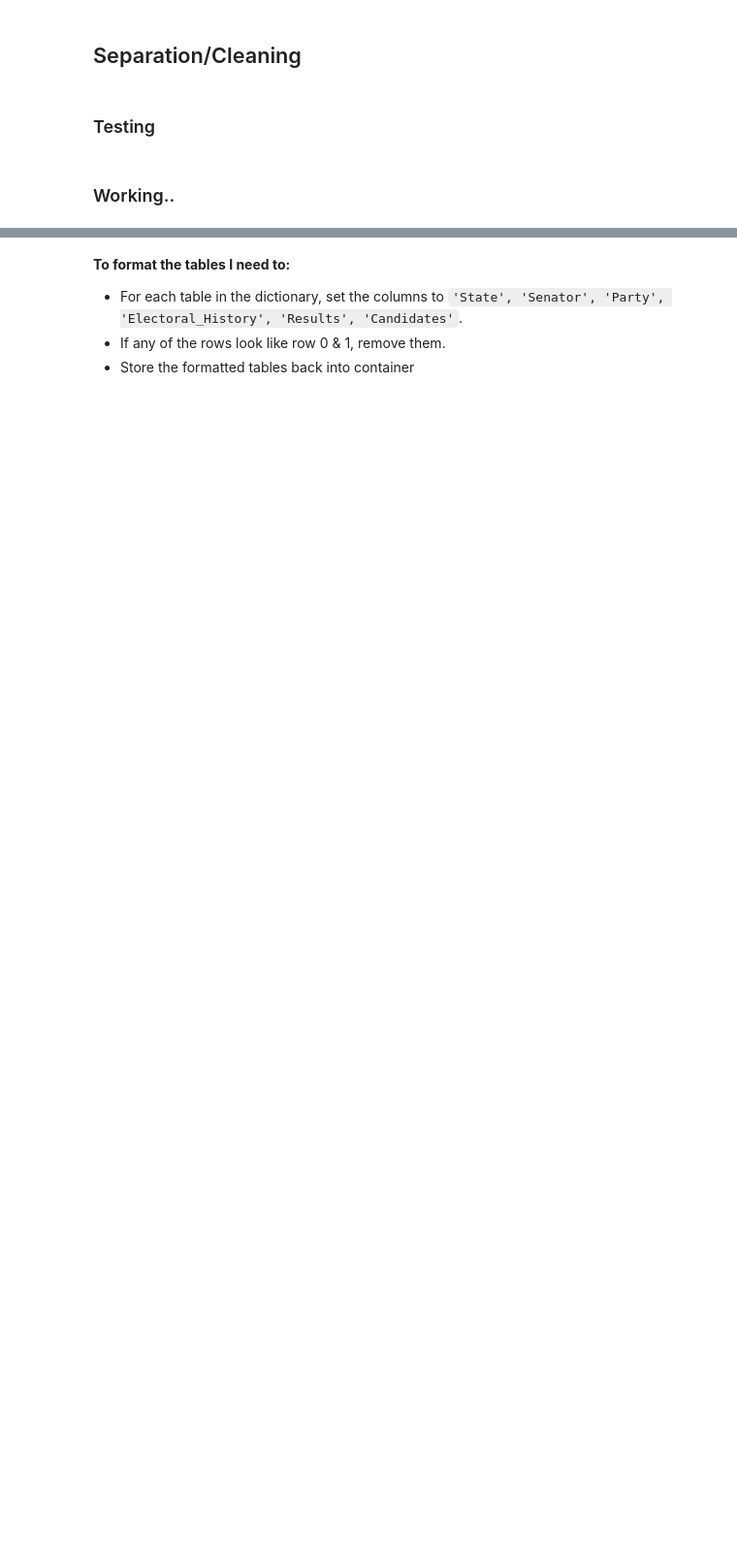
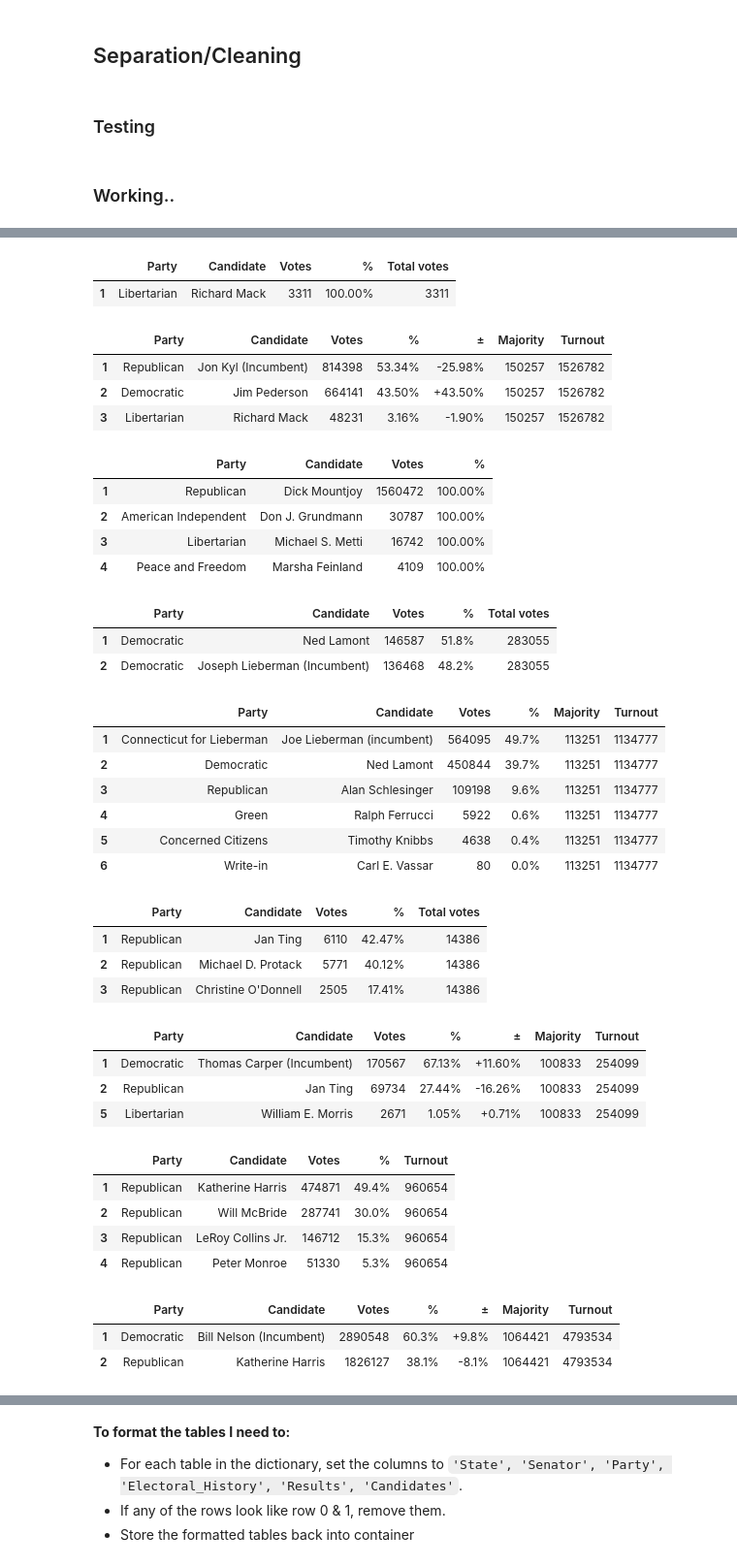
Before and after one commit to dfuller22/US_Senate_Election_Predictor, a Jupyter notebook: Playground.ipynb, the cells around one changed output, grey strips where cells are left out. Shown: that part at 97% size. Saved outputs shown, nothing was run; the diff lists cells and outputs as text; code cells hidden in the pictures; blank space fills up the shorter version.

```diff
--- a/Playground.ipynb
+++ b/Playground.ipynb
@@ -523,0 +562,4 @@ with open('election_collection_raw.pickle', 'rb') as f:
+# %%
+for table in yr_st_dict['2006']:
+    display(table)
+# %% [output]
@@ -523,0 +571,37 @@ with open('election_collection_raw.pickle', 'rb') as f:
+|  | Party | Candidate | Votes | % | Total votes |
+| 1 | Libertarian | Richard Mack | 3311 | 100.00% | 3311 |
+|  | Party | Candidate | Votes | % | ± | Majority | Turnout |
+| 1 | Republican | Jon Kyl (Incumbent) | 814398 | 53.34% | -25.98% | 150257 | 1526782 |
+| 2 | Democratic | Jim Pederson | 664141 | 43.50% | +43.50% | 150257 | 1526782 |
+| 3 | Libertarian | Richard Mack | 48231 | 3.16% | -1.90% | 150257 | 1526782 |
+|  | Party | Candidate | Votes | % |
+| 1 | Republican | Dick Mountjoy | 1560472 | 100.00% |
+| 2 | American Independent | Don J. Grundmann | 30787 | 100.00% |
+| 3 | Libertarian | Michael S. Metti | 16742 | 100.00% |
+| 4 | Peace and Freedom | Marsha Feinland | 4109 | 100.00% |
+|  | Party | Candidate | Votes | % | Total votes |
+| 1 | Democratic | Ned Lamont | 146587 | 51.8% | 283055 |
+| 2 | Democratic | Joseph Lieberman (Incumbent) | 136468 | 48.2% | 283055 |
+|  | Party | Candidate | Votes | % | Majority | Turnout |
+| 1 | Connecticut for Lieberman | Joe Lieberman (incumbent) | 564095 | 49.7% | 113251 | 1134777 |
+| 2 | Democratic | Ned Lamont | 450844 | 39.7% | 113251 | 1134777 |
+| 3 | Republican | Alan Schlesinger | 109198 | 9.6% | 113251 | 1134777 |
+| 4 | Green | Ralph Ferrucci | 5922 | 0.6% | 113251 | 1134777 |
+| 5 | Concerned Citizens | Timothy Knibbs | 4638 | 0.4% | 113251 | 1134777 |
+| 6 | Write-in | Carl E. Vassar | 80 | 0.0% | 113251 | 1134777 |
+|  | Party | Candidate | Votes | % | Total votes |
+| 1 | Republican | Jan Ting | 6110 | 42.47% | 14386 |
+| 2 | Republican | Michael D. Protack | 5771 | 40.12% | 14386 |
+| 3 | Republican | Christine O'Donnell | 2505 | 17.41% | 14386 |
+|  | Party | Candidate | Votes | % | ± | Majority | Turnout |
+| 1 | Democratic | Thomas Carper (Incumbent) | 170567 | 67.13% | +11.60% | 100833 | 254099 |
+| 2 | Republican | Jan Ting | 69734 | 27.44% | -16.26% | 100833 | 254099 |
+| 5 | Libertarian | William E. Morris | 2671 | 1.05% | +0.71% | 100833 | 254099 |
+|  | Party | Candidate | Votes | % | Turnout |
+| 1 | Republican | Katherine Harris | 474871 | 49.4% | 960654 |
+| 2 | Republican | Will McBride | 287741 | 30.0% | 960654 |
+| 3 | Republican | LeRoy Collins Jr. | 146712 | 15.3% | 960654 |
+| 4 | Republican | Peter Monroe | 51330 | 5.3% | 960654 |
+|  | Party | Candidate | Votes | % | ± | Majority | Turnout |
+| 1 | Democratic | Bill Nelson (Incumbent) | 2890548 | 60.3% | +9.8% | 1064421 | 4793534 |
+| 2 | Republican | Katherine Harris | 1826127 | 38.1% | -8.1% | 1064421 | 4793534 |
```
Also changed, not shown: parts of 15 cells of this notebook.
